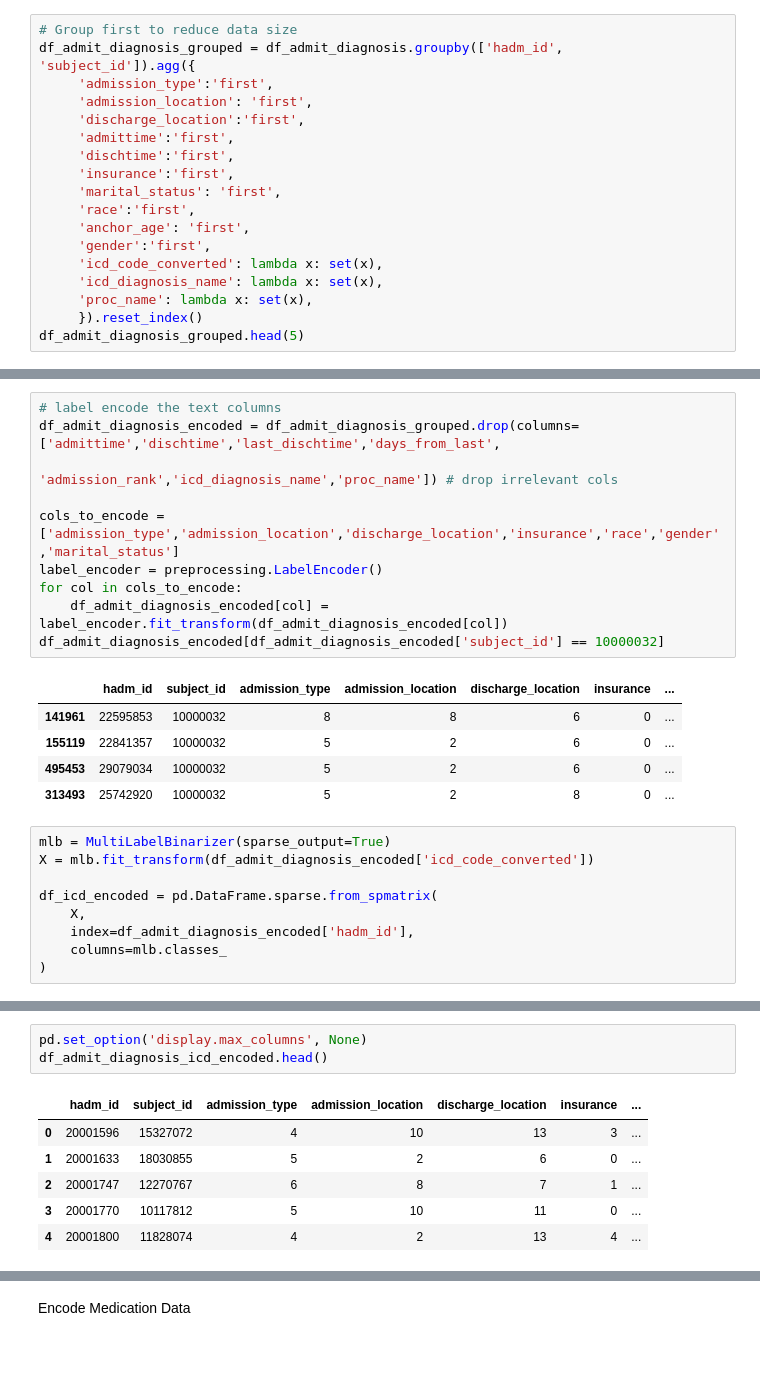
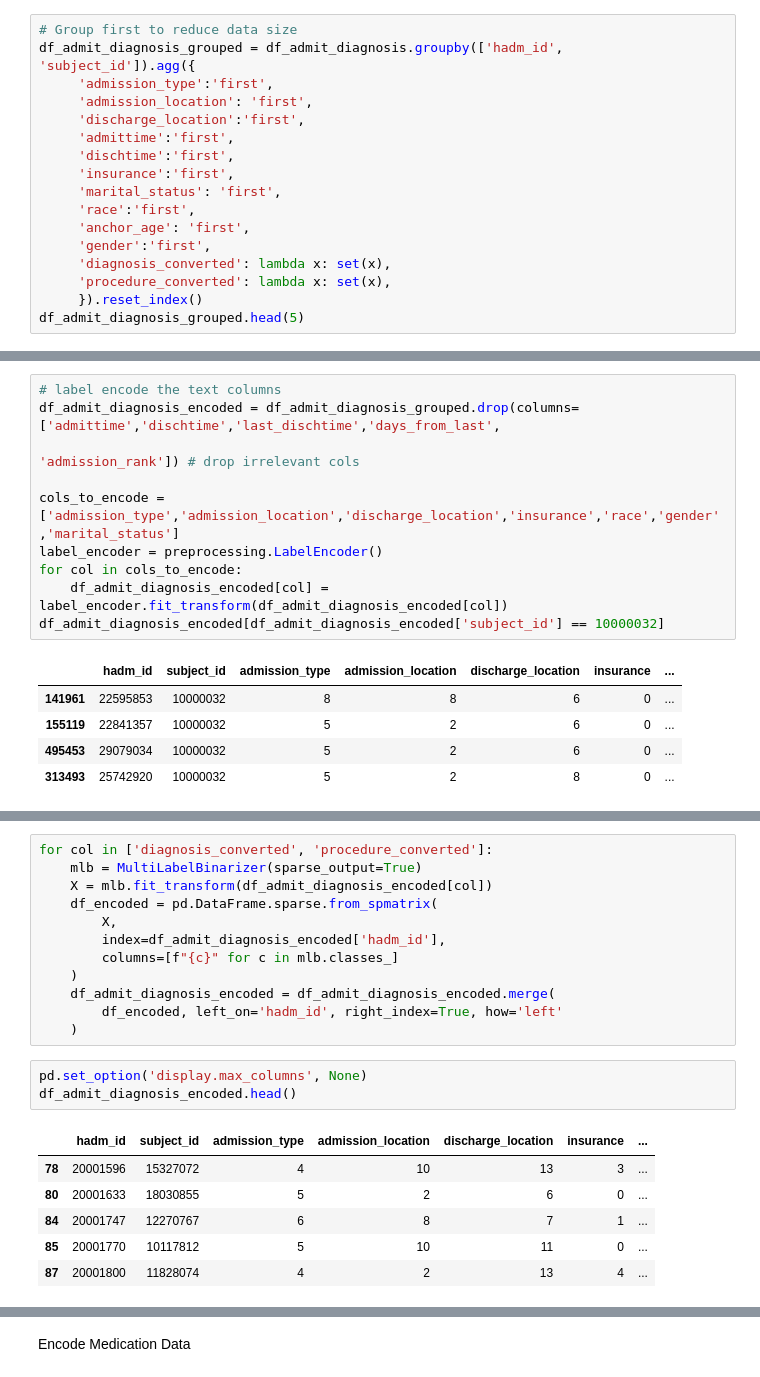
Before and after one commit to saaqib-m/patient-readmission, a Jupyter notebook: Patient-Readmission-LR-Notebook-v2.ipynb, the cells around one changed output, grey strips where cells are left out. Drawn from its saved outputs; the diff is of its cells as text.

```diff
--- a/Patient-Readmission-LR-Notebook-v2.ipynb
+++ b/Patient-Readmission-LR-Notebook-v2.ipynb
@@ -124,9 +253,8 @@ df_admit_diagnosis_grouped = df_admit_diagnosis.groupby(['hadm_id', 'subject_id'
      'race':'first',
      'anchor_age': 'first',
      'gender':'first',
-     'icd_code_converted': lambda x: set(x),
-     'icd_diagnosis_name': lambda x: set(x),
-     'proc_name': lambda x: set(x),
+     'diagnosis_converted': lambda x: set(x),
+     'procedure_converted': lambda x: set(x),
      }).reset_index()
 df_admit_diagnosis_grouped.head(5)
 # %% [output]
@@ -158,7 +286,7 @@ df_admit_diagnosis_grouped['readmission'] = df_admit_diagnosis_grouped['days_fro
 # %%
 # label encode the text columns
 df_admit_diagnosis_encoded = df_admit_diagnosis_grouped.drop(columns= ['admittime','dischtime','last_dischtime','days_from_last',
-                                                                       'admission_rank','icd_diagnosis_name','proc_name']) # drop irrelevant cols
+                                                                       'admission_rank']) # drop irrelevant cols
 
 cols_to_encode = ['admission_type','admission_location','discharge_location','insurance','race','gender','marital_status']
 label_encoder = preprocessing.LabelEncoder()
@@ -171,12 +299,3 @@ df_admit_diagnosis_encoded[df_admit_diagnosis_encoded['subject_id'] == 10000032]
 | 155119 | 22841357 | 10000032 | 5 | 2 | 6 | 0 | ... |
 | 495453 | 29079034 | 10000032 | 5 | 2 | 6 | 0 | ... |
 | 313493 | 25742920 | 10000032 | 5 | 2 | 8 | 0 | ... |
-# %%
-mlb = MultiLabelBinarizer(sparse_output=True)
-X = mlb.fit_transform(df_admit_diagnosis_encoded['icd_code_converted'])
-
-df_icd_encoded = pd.DataFrame.sparse.from_spmatrix(
-    X,
-    index=df_admit_diagnosis_encoded['hadm_id'],
-    columns=mlb.classes_
-)
@@ -190,10 +302,22 @@ df_admit_diagnosis_icd_encoded.drop(columns=['Other Code','icd_code_converted'],
+# %%
+for col in ['diagnosis_converted', 'procedure_converted']:
+    mlb = MultiLabelBinarizer(sparse_output=True)
+    X = mlb.fit_transform(df_admit_diagnosis_encoded[col])
+    df_encoded = pd.DataFrame.sparse.from_spmatrix(
+        X,
+        index=df_admit_diagnosis_encoded['hadm_id'],
+        columns=[f"{c}" for c in mlb.classes_]
+    )
+    df_admit_diagnosis_encoded = df_admit_diagnosis_encoded.merge(
+        df_encoded, left_on='hadm_id', right_index=True, how='left'
+    )
 # %%
 pd.set_option('display.max_columns', None)
-df_admit_diagnosis_icd_encoded.head()
+df_admit_diagnosis_encoded.head()
 # %% [output]
 |  | hadm_id | subject_id | admission_type | admission_location | discharge_location | insurance | ... |
-| 0 | 20001596 | 15327072 | 4 | 10 | 13 | 3 | ... |
-| 1 | 20001633 | 18030855 | 5 | 2 | 6 | 0 | ... |
-| 2 | 20001747 | 12270767 | 6 | 8 | 7 | 1 | ... |
-| 3 | 20001770 | 10117812 | 5 | 10 | 11 | 0 | ... |
-| 4 | 20001800 | 11828074 | 4 | 2 | 13 | 4 | ... |
+| 78 | 20001596 | 15327072 | 4 | 10 | 13 | 3 | ... |
+| 80 | 20001633 | 18030855 | 5 | 2 | 6 | 0 | ... |
+| 84 | 20001747 | 12270767 | 6 | 8 | 7 | 1 | ... |
+| 85 | 20001770 | 10117812 | 5 | 10 | 11 | 0 | ... |
+| 87 | 20001800 | 11828074 | 4 | 2 | 13 | 4 | ... |
```
Also changed, not shown: parts of 32 cells of this notebook.
